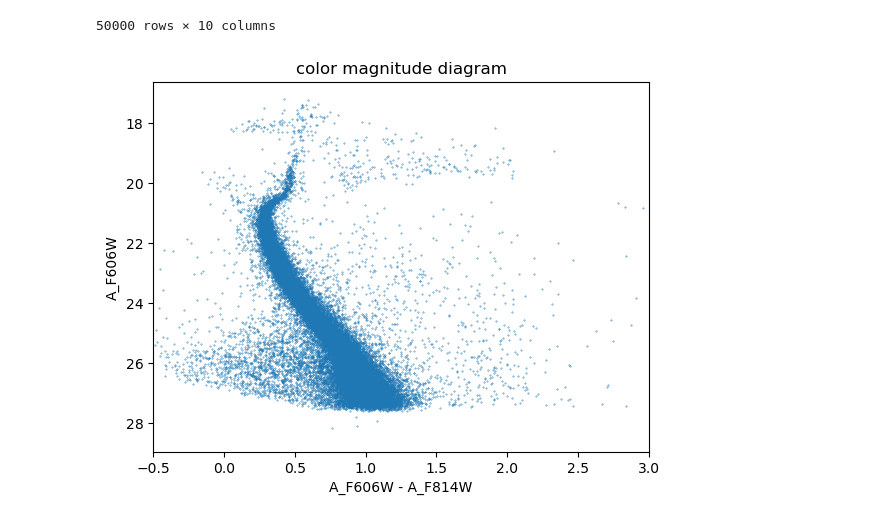
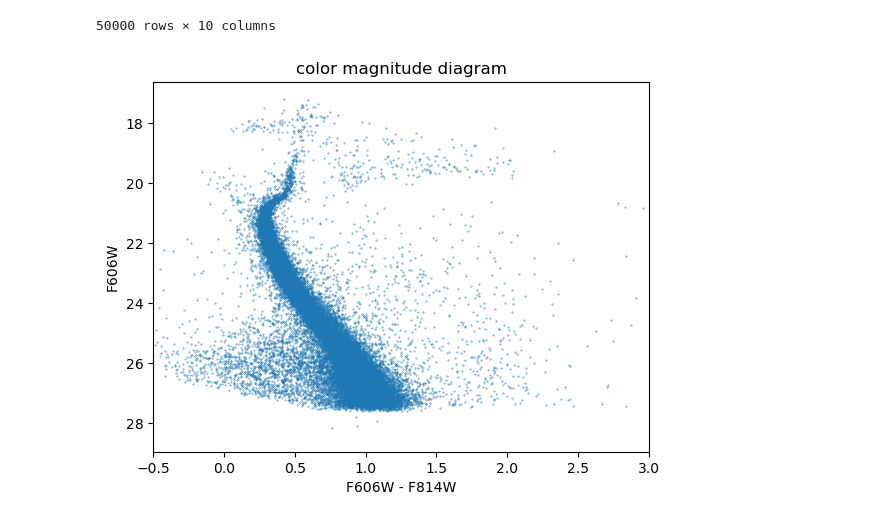
Before and after one commit to NikeVictor/IC4499_globular_cluster, a Jupyter notebook: HST_ACS_data_plots.ipynb, the cells around one changed output. Saved outputs shown, nothing was run; the diff lists cells and outputs as text; code cells hidden in the pictures.

```diff
--- a/HST_ACS_data_plots.ipynb
+++ b/HST_ACS_data_plots.ipynb
@@ -35,17 +35,17 @@ WARNING: MaxResultsWarning: Maximum catalog results returned, may not include al
 # %%
 import matplotlib.pyplot as plt
 
 df['F606W_F814W_color'] = selected_columns['A_F606W'] - selected_columns['A_F814W']
 
 plt.scatter(df['F606W_F814W_color'], selected_columns['A_F606W'], s=0.1)
 
-plt.xlabel('A_F606W - A_F814W')
-plt.ylabel('A_F606W')
+plt.xlabel('F606W - F814W')
+plt.ylabel('F606W')
 plt.title('color magnitude diagram')
 
 plt.gca().invert_yaxis()
 plt.xlim(-0.5, 3.0)
 plt.savefig("plot_2")
 plt.show()
 # %% [output]
-[figure, old version]
+[figure, new version]
```
Also changed, not shown: parts of 6 cells of this notebook, 8 other files.
